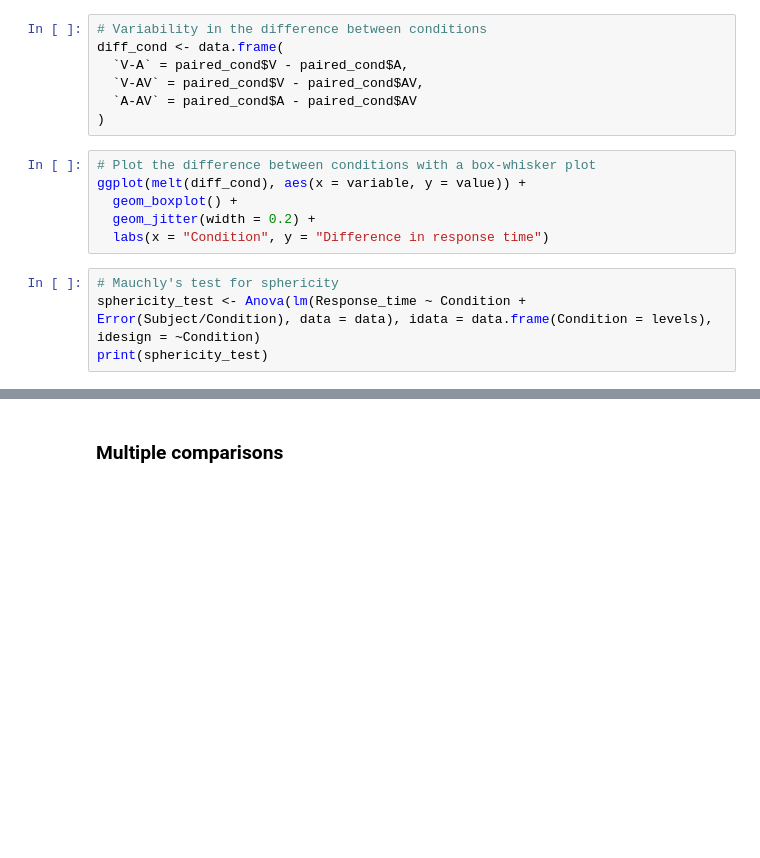
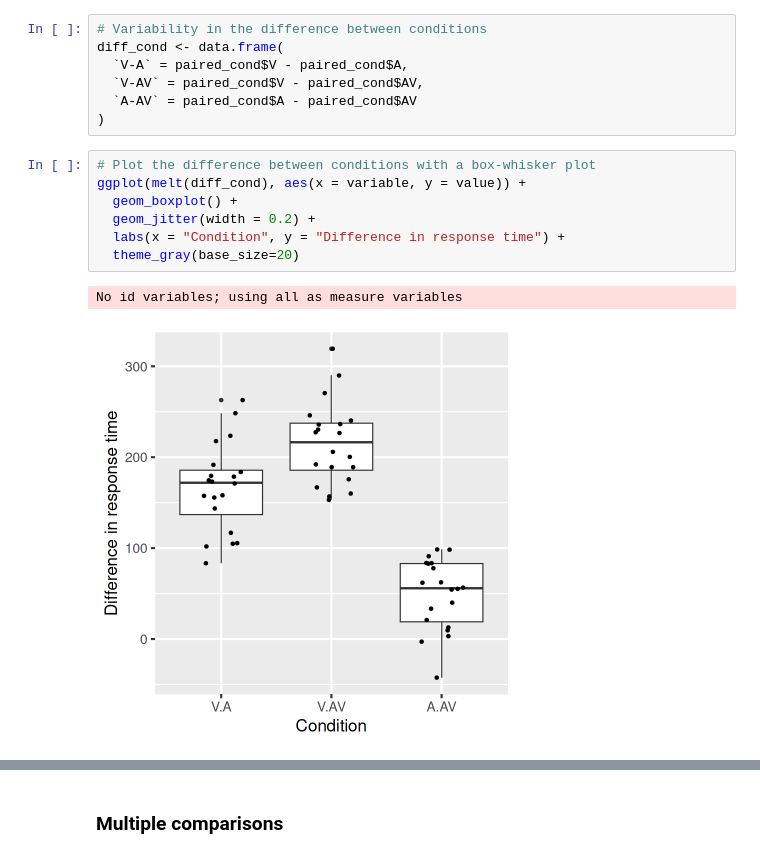
Before and after one commit to natezuk/RM-S2-Stats-R-Demos, a Jupyter notebook: psyc20255-rm-s2-statistics-rmanova-r.ipynb, the cells around one changed output, grey strips where cells are left out. Drawn from its saved outputs; the diff is of its cells as text; blank space fills up the shorter version.

```diff
--- a/psyc20255-rm-s2-statistics-rmanova-r.ipynb
+++ b/psyc20255-rm-s2-statistics-rmanova-r.ipynb
@@ -138,10 +158,10 @@ diff_cond <- data.frame(
 # %%
 # Plot the difference between conditions with a box-whisker plot
 ggplot(melt(diff_cond), aes(x = variable, y = value)) +
   geom_boxplot() +
   geom_jitter(width = 0.2) +
-  labs(x = "Condition", y = "Difference in response time")
+  labs(x = "Condition", y = "Difference in response time") +
+  theme_gray(base_size=20)
+# %% [output]
+No id variables; using all as measure variables
+[figure, added]
-# %%
-# Mauchly's test for sphericity
-sphericity_test <- Anova(lm(Response_time ~ Condition + Error(Subject/Condition), data = data), idata = data.frame(Condition = levels), idesign = ~Condition)
-print(sphericity_test)
```
Also changed, not shown: parts of 10 cells of this notebook, 1 other file.
